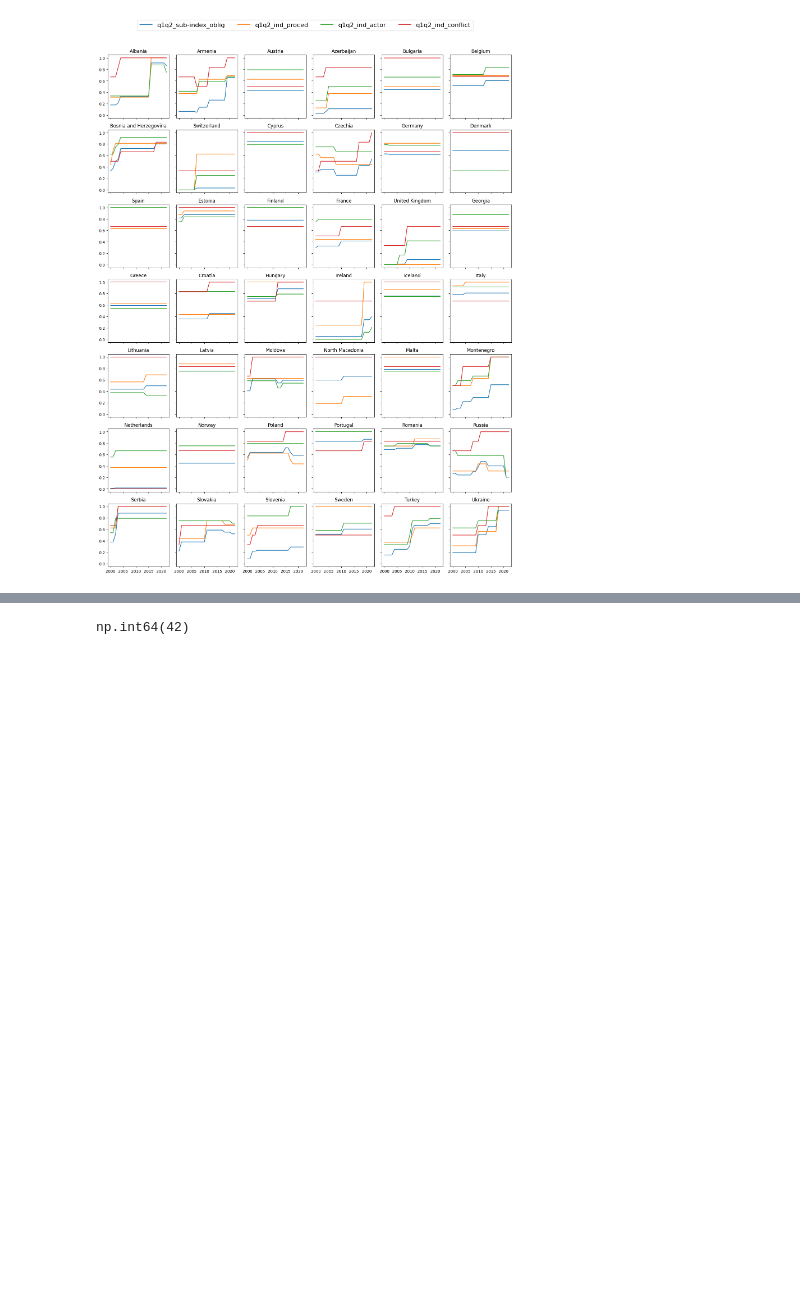
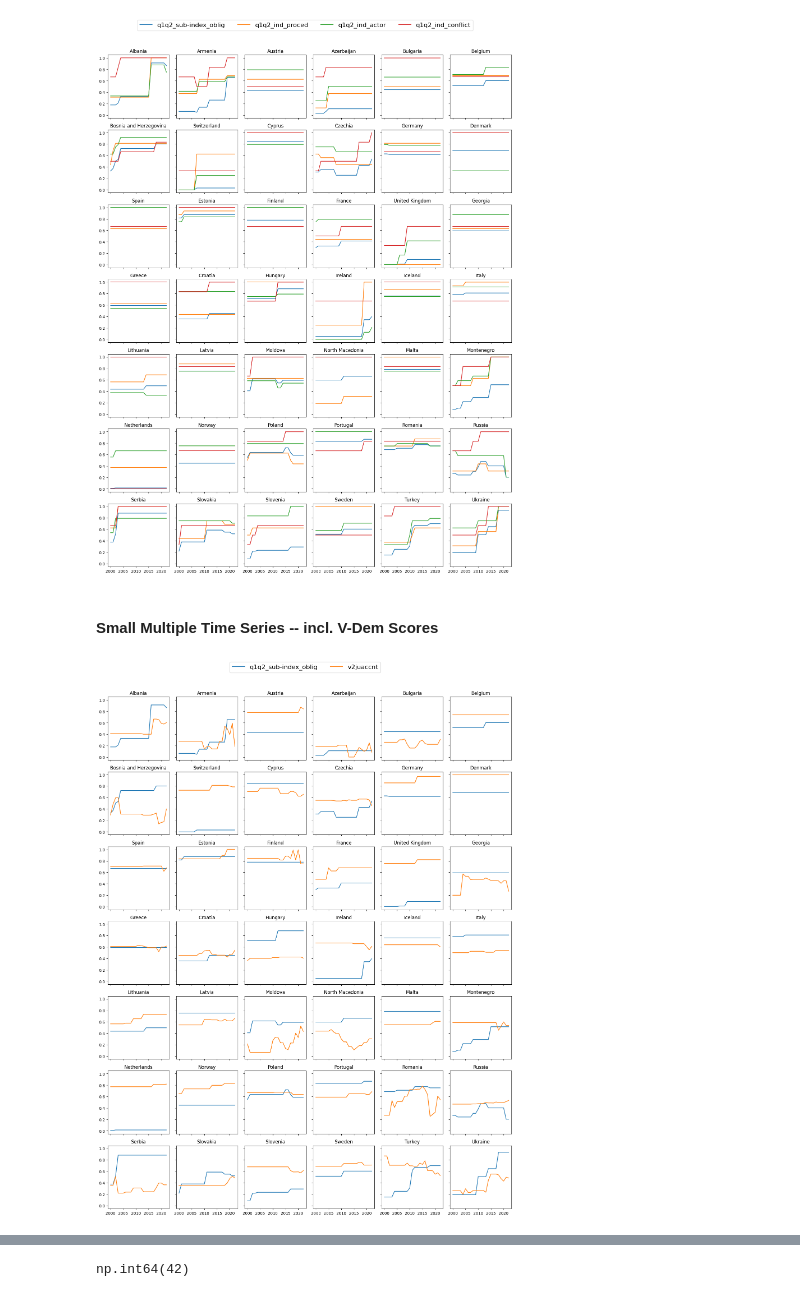
Before and after one commit to najafriederike/storing_data, a Jupyter notebook: exploratory_notebook.ipynb, the cells around one changed output, grey strips where cells are left out. Saved outputs shown, nothing was run; the diff lists cells and outputs as text; code cells hidden in the pictures; blank space fills up the shorter version.

```diff
--- a/exploratory_notebook.ipynb
+++ b/exploratory_notebook.ipynb
@@ -42,0 +121,13 @@ q1q2_oblig_df[
+# %%
+# Min-Max Normalization of V-Dem scores (V1)
+
+from sklearn.preprocessing import MinMaxScaler
+
+
+vdem_judicial_df_normalized = vdem_judicial_df_filtered.copy()
+score_cols = ['v2juaccnt', 'v2jucorrdc', 'v2juhcind', 'v2juncind']
+
+vdem_judicial_df_normalized[score_cols] = (vdem_judicial_df_normalized[score_cols] - vdem_judicial_df_normalized[score_cols].min()) / \
+                 (vdem_judicial_df_normalized[score_cols].max() - vdem_judicial_df_normalized[score_cols].min())
+
+vdem_judicial_df_normalized#.describe()
@@ -42,0 +188,5 @@ q1q2_oblig_df[
+# %%
+# Merging datasets -- Judges' obligations dataset and V-Dem scores normalized
+
+q1q2_oblig_vdem_df = pd.merge(q1q2_oblig_df, vdem_judicial_df_normalized, on=['country', 'year'], how='inner')
+q1q2_oblig_vdem_df
@@ -247,3 +411,50 @@ plt.savefig("../figures/small-multiples-time-series_obligations_sub-index_indica
 plt.show()
 # %% [output]
 [figure]
+# %% [markdown]
+#### Small Multiple Time Series -- incl. V-Dem Scores
+# %%
+# Plot Time Series for all Judges' Obligations Sub-index & V-Dem Judicial Accountability
+
+# Variables to plot
+
+# ['v2juaccnt', 'v2jucorrdc', 'v2juhcind', 'v2juncind']
+# ['q1q2_sub-index_oblig', 'q1q2_ind_proced', 'q1q2_ind_actor', 'q1q2_ind_conflict']
+
+variables = ['q1q2_sub-index_oblig', 'v2juaccnt']
+countries = q1q2_oblig_vdem_df['country'].unique()
+
+# Create a grid of subplots
+rows, cols = 7, 6
+fig, axs = plt.subplots(nrows=rows, ncols=cols, figsize=(15, 20), sharex=True, sharey=True)
+
+axs = axs.flatten()
+
+# Collect handles for the legend
+handles = []
+labels = []
+
+for i, country in enumerate(countries):
+    country_data = q1q2_oblig_vdem_df[q1q2_oblig_vdem_df['country'] == country]
+
+    for var in variables:
+        line, = axs[i].plot(country_data['year'], country_data[var], label=var)
+        if i == 0:  # Only need to collect handles and labels from the first subplot
+            handles.append(line)
+            labels.append(var)
+
+    axs[i].set_title(country)
+
+# Add a global legend for the entire figure above the plots
+fig.legend(handles, labels, loc='upper center', ncol=len(variables), fontsize=16)#, bbox_to_anchor=(0.5, 1.05))
+
+# Adjust layout to fit everything
+plt.tight_layout(rect=[0, 0, 1, 0.95])
+
+# Export figure
+plt.savefig("../figures/small-multiples-time-series_obligations_sub-index_vdem_jud-accountability.png", format="png", bbox_inches='tight', pad_inches=0.5, dpi=300)
+
+# Display figure
+plt.show()
+# %% [output]
+[figure, added]
```
Also changed, not shown: parts of 22 cells of this notebook.
